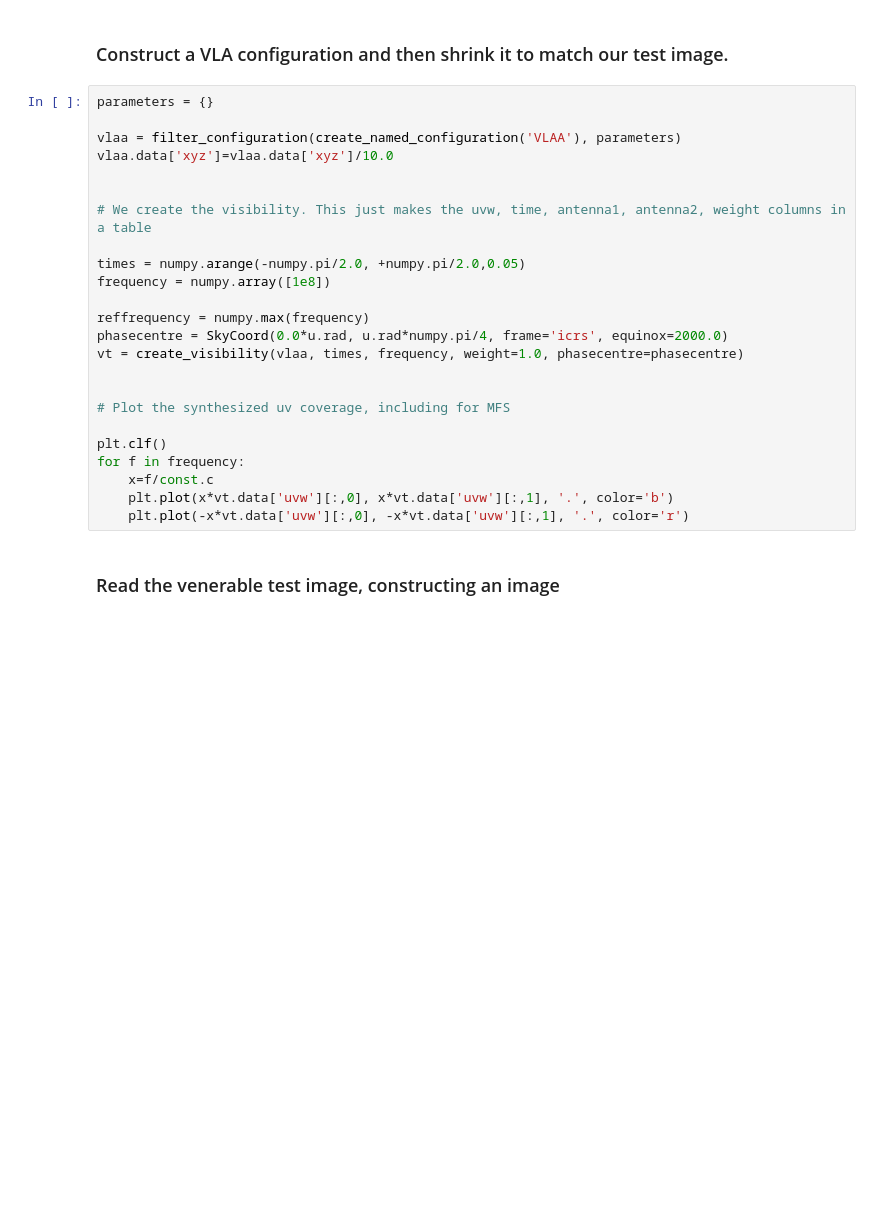
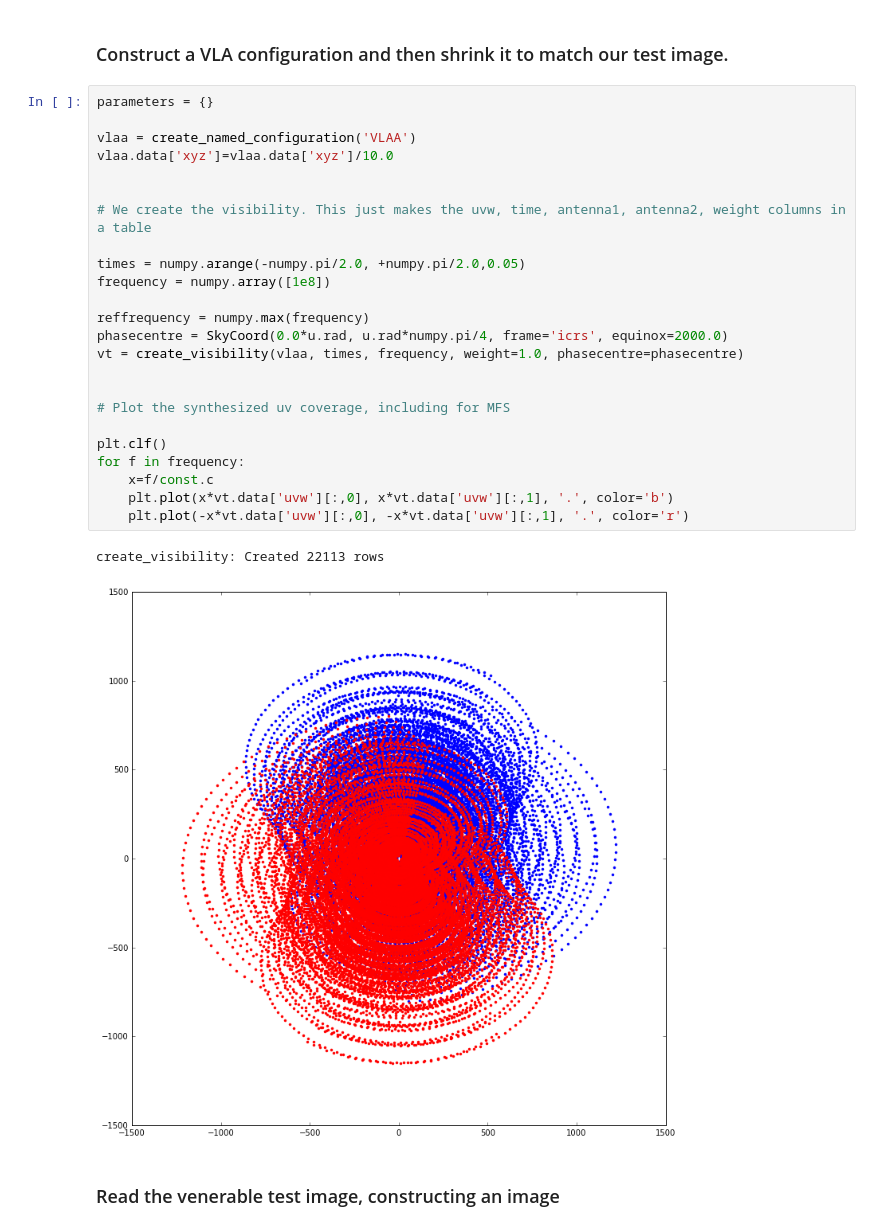
Before and after one commit to SKA-ScienceDataProcessor/algorithm-reference-library, a Jupyter notebook: examples/arl/imaging.ipynb, the cells around one changed output. Saved outputs shown, nothing was run; the diff lists cells and outputs as text; blank space fills up the shorter version.

```diff
--- a/examples/arl/imaging.ipynb
+++ b/examples/arl/imaging.ipynb
@@ -35,26 +40,29 @@ log.addHandler(logging.StreamHandler(sys.stdout))
 # %%
 parameters = {}
 
-vlaa = filter_configuration(create_named_configuration('VLAA'), parameters)
+vlaa = create_named_configuration('VLAA')
 vlaa.data['xyz']=vlaa.data['xyz']/10.0
 
 
 # We create the visibility. This just makes the uvw, time, antenna1, antenna2, weight columns in a table
 
 times = numpy.arange(-numpy.pi/2.0, +numpy.pi/2.0,0.05)
 frequency = numpy.array([1e8])
 
 reffrequency = numpy.max(frequency)
 phasecentre = SkyCoord(0.0*u.rad, u.rad*numpy.pi/4, frame='icrs', equinox=2000.0)
 vt = create_visibility(vlaa, times, frequency, weight=1.0, phasecentre=phasecentre)
 
 
 # Plot the synthesized uv coverage, including for MFS
 
 plt.clf()
 for f in frequency:
     x=f/const.c
     plt.plot(x*vt.data['uvw'][:,0], x*vt.data['uvw'][:,1], '.', color='b')
     plt.plot(-x*vt.data['uvw'][:,0], -x*vt.data['uvw'][:,1], '.', color='r')
+# %% [output]
+create_visibility: Created 22113 rows
+[figure, added]
 # %% [markdown]
 ### Read the venerable test image, constructing an image
```
Also changed, not shown: parts of 10 cells of this notebook, 2 other files.
